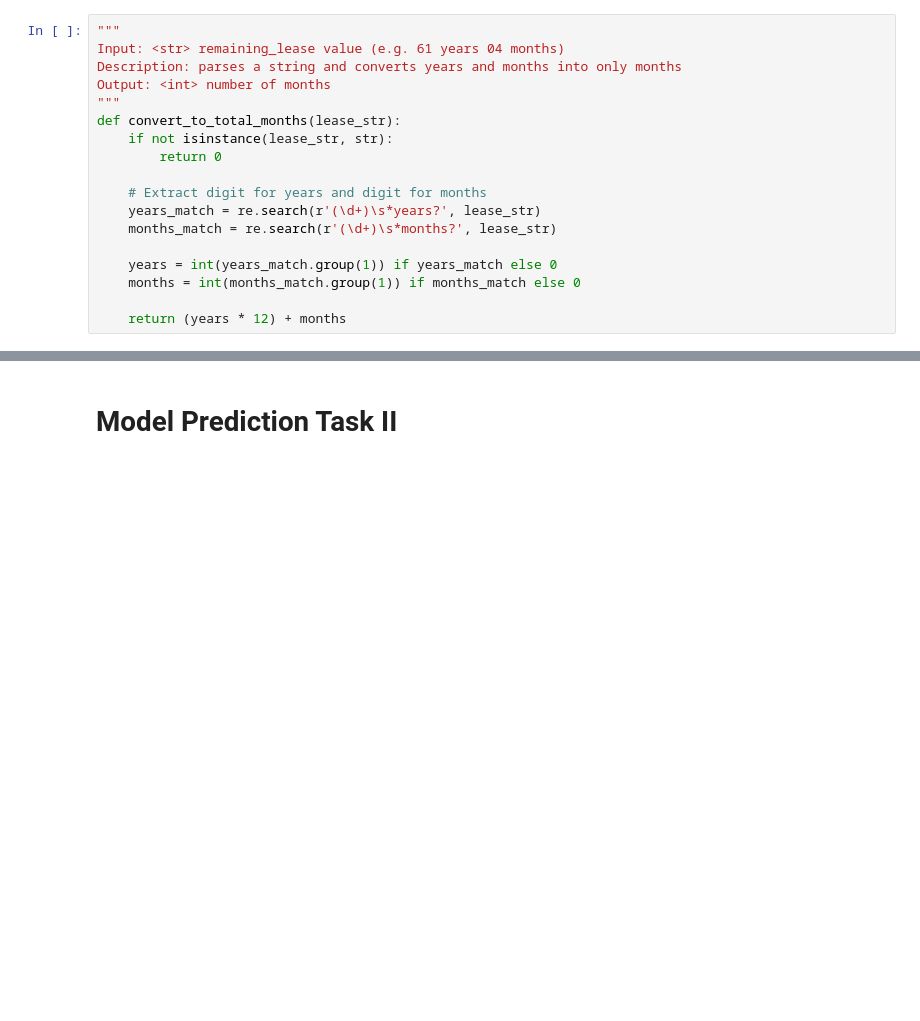
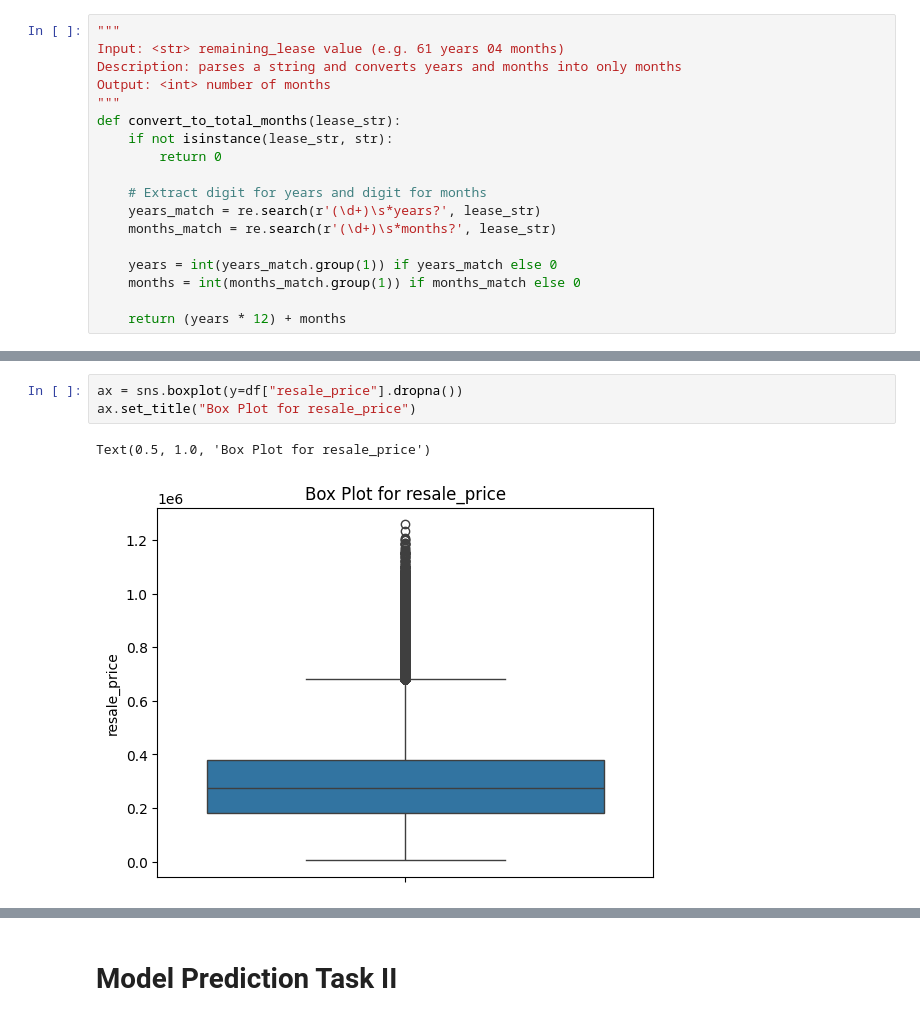
Before and after one commit to risafheng/sg_property_price_predictor, a Jupyter notebook: sg_property_price_predictor.ipynb, the cells around one changed output, grey strips where cells are left out. Drawn from its saved outputs; the diff is of its cells as text; blank space fills up the shorter version.

```diff
--- a/sg_property_price_predictor.ipynb
+++ b/sg_property_price_predictor.ipynb
@@ -173,0 +405,6 @@ approval_df
+# %%
+ax = sns.boxplot(y=df["resale_price"].dropna())
+ax.set_title("Box Plot for resale_price")
+# %% [output]
+Text(0.5, 1.0, 'Box Plot for resale_price')
+[figure, added]
```
Also changed, not shown: parts of 42 cells of this notebook.
